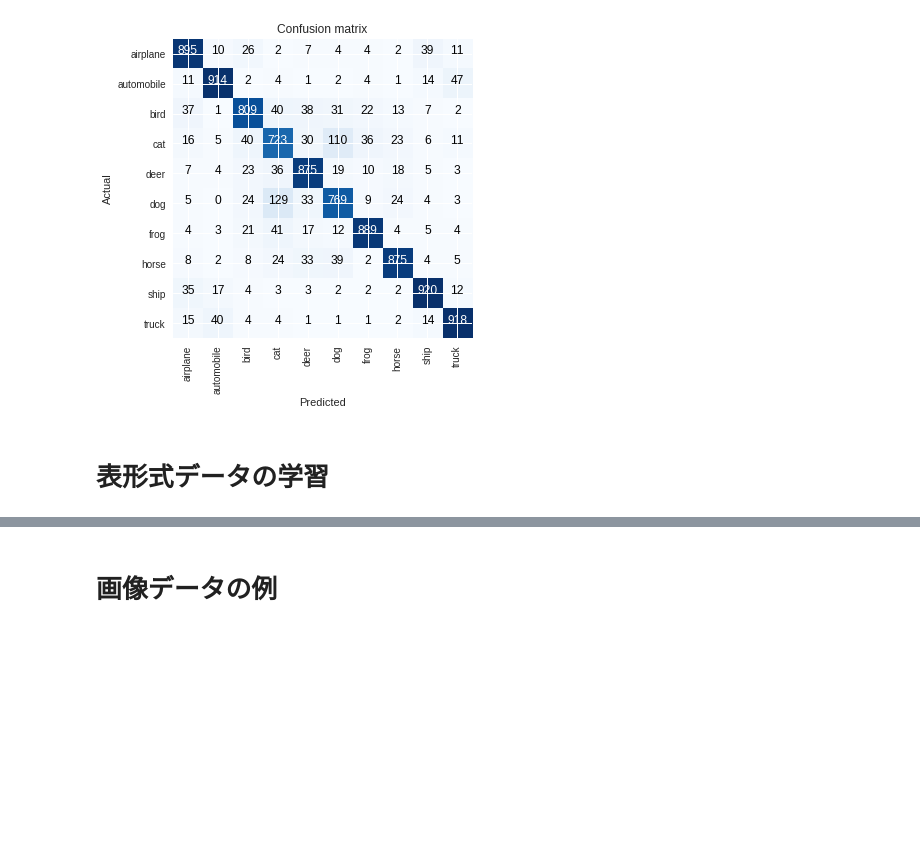
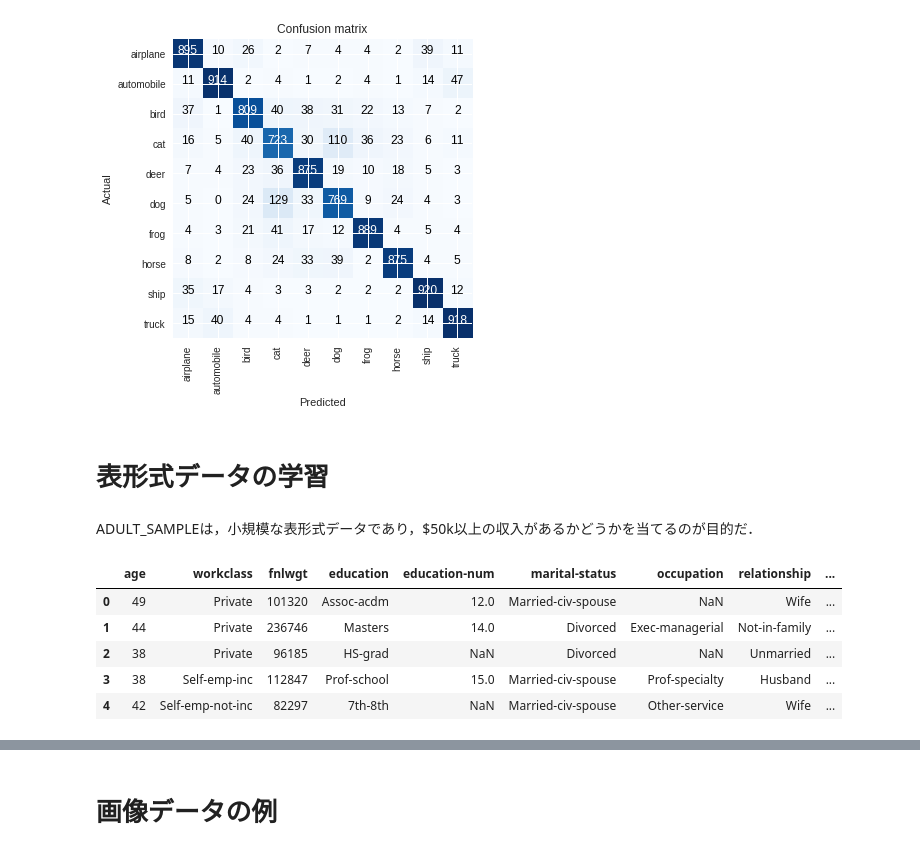
Before and after one commit to mickeykubo/dash, a Jupyter notebook: fastai_training.ipynb, the cells around one changed output, grey strips where cells are left out. Cells and saved outputs as stored; diff of their text form; code cells hidden in the pictures; blank space fills up the shorter version.

```diff
--- a/fastai_training.ipynb
+++ b/fastai_training.ipynb
@@ -310,7 +310,17 @@ interp.plot_confusion_matrix()
 from fastai import *
 # %%
 from fastai.tabular import *
+# %% [markdown]
+ADULT_SAMPLEは，小規模な表形式データであり，$50k以上の収入があるかどうかを当てるのが目的だ．
 # %%
 path = untar_data(URLs.ADULT_SAMPLE)
 # %%
 df = pd.read_csv(path/'adult.csv')
+df.head()
+# %% [output]
+|  | age | workclass | fnlwgt | education | education-num | marital-status | occupation | relationship | ... |
+| 0 | 49 | Private | 101320 | Assoc-acdm | 12.0 | Married-civ-spouse | NaN | Wife | ... |
+| 1 | 44 | Private | 236746 | Masters | 14.0 | Divorced | Exec-managerial | Not-in-family | ... |
+| 2 | 38 | Private | 96185 | HS-grad | NaN | Divorced | NaN | Unmarried | ... |
+| 3 | 38 | Self-emp-inc | 112847 | Prof-school | 15.0 | Married-civ-spouse | Prof-specialty | Husband | ... |
+| 4 | 42 | Self-emp-not-inc | 82297 | 7th-8th | NaN | Married-civ-spouse | Other-service | Wife | ... |
```
Also changed, not shown: parts of 9 cells of this notebook.
